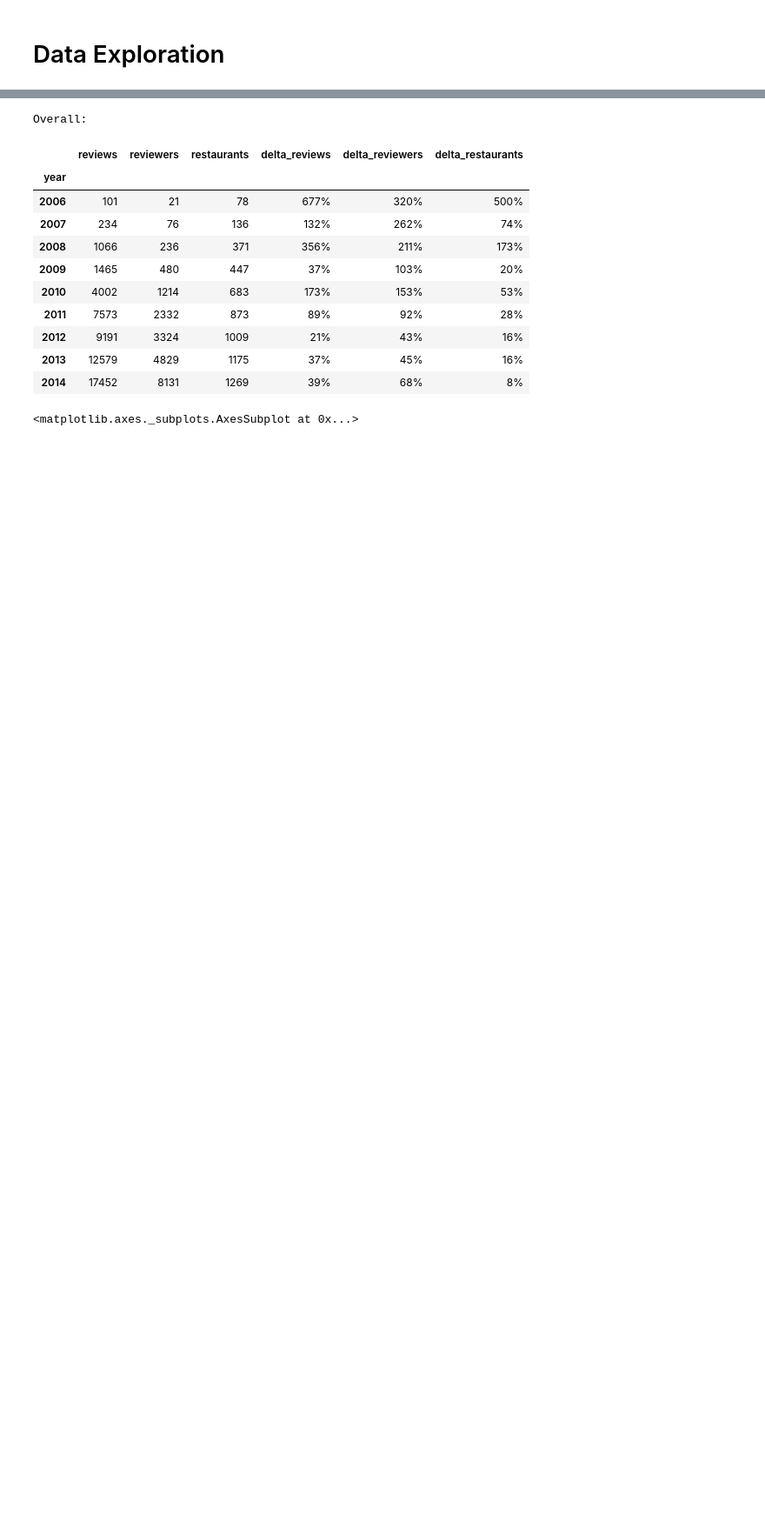
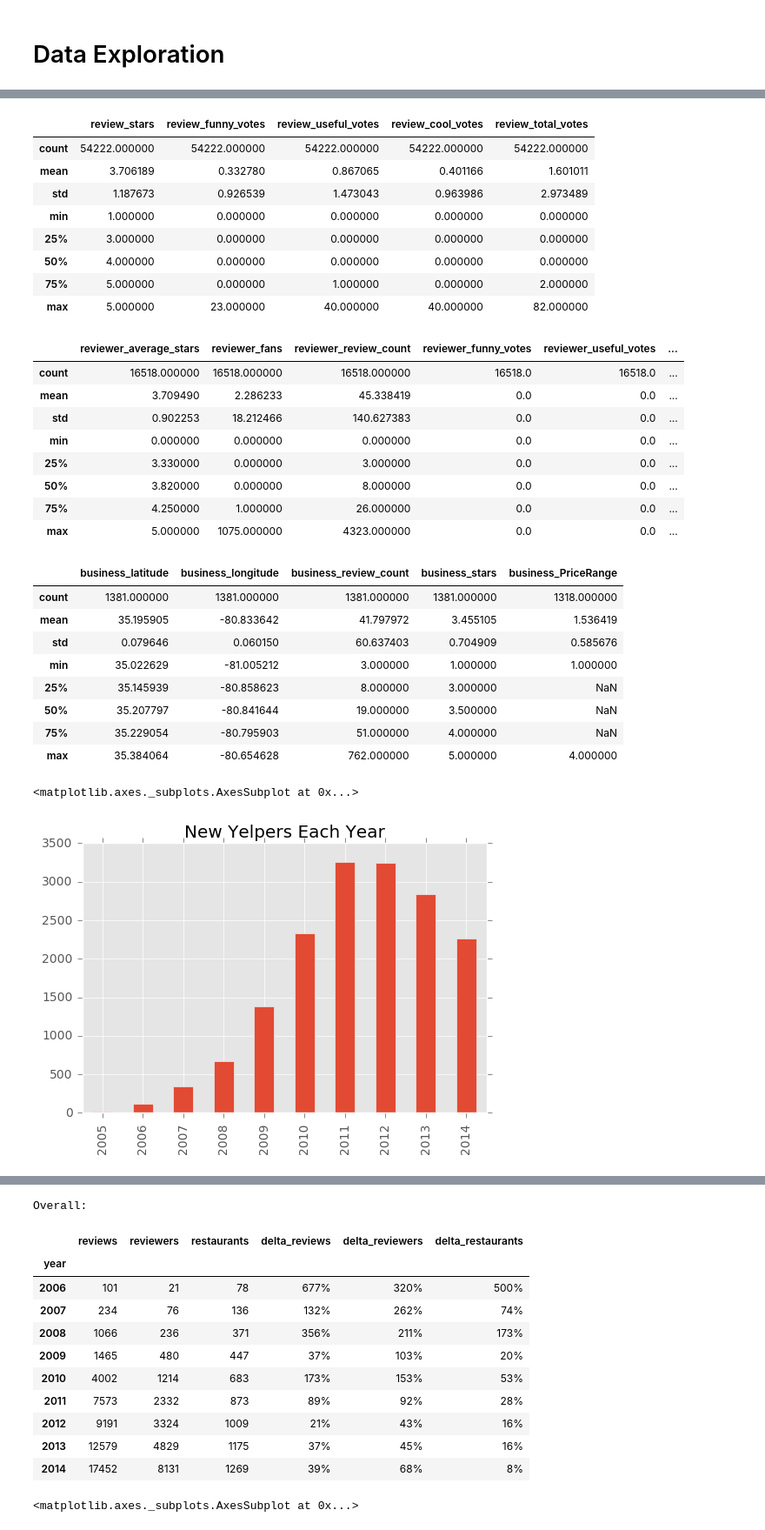
Before and after one commit to szdbl/Yelp_dataset, a Jupyter notebook: Yelp_dataset.ipynb, the cells around one changed output, grey strips where cells are left out. Shown at 87% size. Saved outputs shown, nothing was run; the diff lists cells and outputs as text; code cells hidden in the pictures; blank space fills up the shorter version.

```diff
--- a/Yelp_dataset.ipynb
+++ b/Yelp_dataset.ipynb
@@ -51,6 +41,9 @@ joined = pd.read_csv(p4)
 # data shape
 dfs = zip(['review','reviwer','business','joined'],[review,reviewer,business,joined])
 print [(i[0],i[1].shape) for i in dfs]
+
+# -clean headers
+business=business.rename(columns = {'business_Take-out':'business_TakeOut'})
 # %% [output]
 [('review', (54222, 10)), ('reviwer', (16518, 14)), ('business', (1381, 23)), ('joined', (54222, 45))]
 # %% [markdown]
@@ -88,9 +85,5 @@ business_GoodforKids             1309
 business_GoodForGroups           1316
 business_PriceRange              1318
 dtype: int64
-# %%
-# -Tableau data source
-business['zip'] = business.business_full_address.str[-5:]
-business.drop('business_full_address', axis=1).to_csv('business_tableau.txt', index=False)
 # %% [markdown]
 # Data Exploration
@@ -114,3 +100,42 @@ dtype: object
+# %%
+# - summary
+review.describe()
+reviewer.describe()
+business.describe()
+# - new Yelpers each year
+yr = reviewer.reviewer_yelper_since.str[:4]
+ct_newYelper = reviewer[(yr<>'2004')&(yr<>'2015')].reviewer_yelper_since.str[:4].value_counts()
+ct_newYelper.sort_index().plot(kind='bar', title = 'New Yelpers Each Year')
+# %% [output]
+|  | review_stars | review_funny_votes | review_useful_votes | review_cool_votes | review_total_votes |
+| count | 54222.000000 | 54222.000000 | 54222.000000 | 54222.000000 | 54222.000000 |
+| mean | 3.706189 | 0.332780 | 0.867065 | 0.401166 | 1.601011 |
+| std | 1.187673 | 0.926539 | 1.473043 | 0.963986 | 2.973489 |
+| min | 1.000000 | 0.000000 | 0.000000 | 0.000000 | 0.000000 |
+| 25% | 3.000000 | 0.000000 | 0.000000 | 0.000000 | 0.000000 |
+| 50% | 4.000000 | 0.000000 | 0.000000 | 0.000000 | 0.000000 |
+| 75% | 5.000000 | 0.000000 | 1.000000 | 0.000000 | 2.000000 |
+| max | 5.000000 | 23.000000 | 40.000000 | 40.000000 | 82.000000 |
+|  | reviewer_average_stars | reviewer_fans | reviewer_review_count | reviewer_funny_votes | reviewer_useful_votes | ... |
+| count | 16518.000000 | 16518.000000 | 16518.000000 | 16518.0 | 16518.0 | ... |
+| mean | 3.709490 | 2.286233 | 45.338419 | 0.0 | 0.0 | ... |
+| std | 0.902253 | 18.212466 | 140.627383 | 0.0 | 0.0 | ... |
+| min | 0.000000 | 0.000000 | 0.000000 | 0.0 | 0.0 | ... |
+| 25% | 3.330000 | 0.000000 | 3.000000 | 0.0 | 0.0 | ... |
+| 50% | 3.820000 | 0.000000 | 8.000000 | 0.0 | 0.0 | ... |
+| 75% | 4.250000 | 1.000000 | 26.000000 | 0.0 | 0.0 | ... |
+| max | 5.000000 | 1075.000000 | 4323.000000 | 0.0 | 0.0 | ... |
+|  | business_latitude | business_longitude | business_review_count | business_stars | business_PriceRange |
+| count | 1381.000000 | 1381.000000 | 1381.000000 | 1381.000000 | 1318.000000 |
+| mean | 35.195905 | -80.833642 | 41.797972 | 3.455105 | 1.536419 |
+| std | 0.079646 | 0.060150 | 60.637403 | 0.704909 | 0.585676 |
+| min | 35.022629 | -81.005212 | 3.000000 | 1.000000 | 1.000000 |
+| 25% | 35.145939 | -80.858623 | 8.000000 | 3.000000 | NaN |
+| 50% | 35.207797 | -80.841644 | 19.000000 | 3.500000 | NaN |
+| 75% | 35.229054 | -80.795903 | 51.000000 | 4.000000 | NaN |
+| max | 35.384064 | -80.654628 | 762.000000 | 5.000000 | 4.000000 |
+<matplotlib.axes._subplots.AxesSubplot at 0x...>
+[figure, added]
 # %% [markdown]
 ## - Engagement over time
 - time range: 2005 ~ 2014 (data not available for whole month/year in 2004 and 2015)
```
Also changed, not shown: parts of 26 cells of this notebook.
